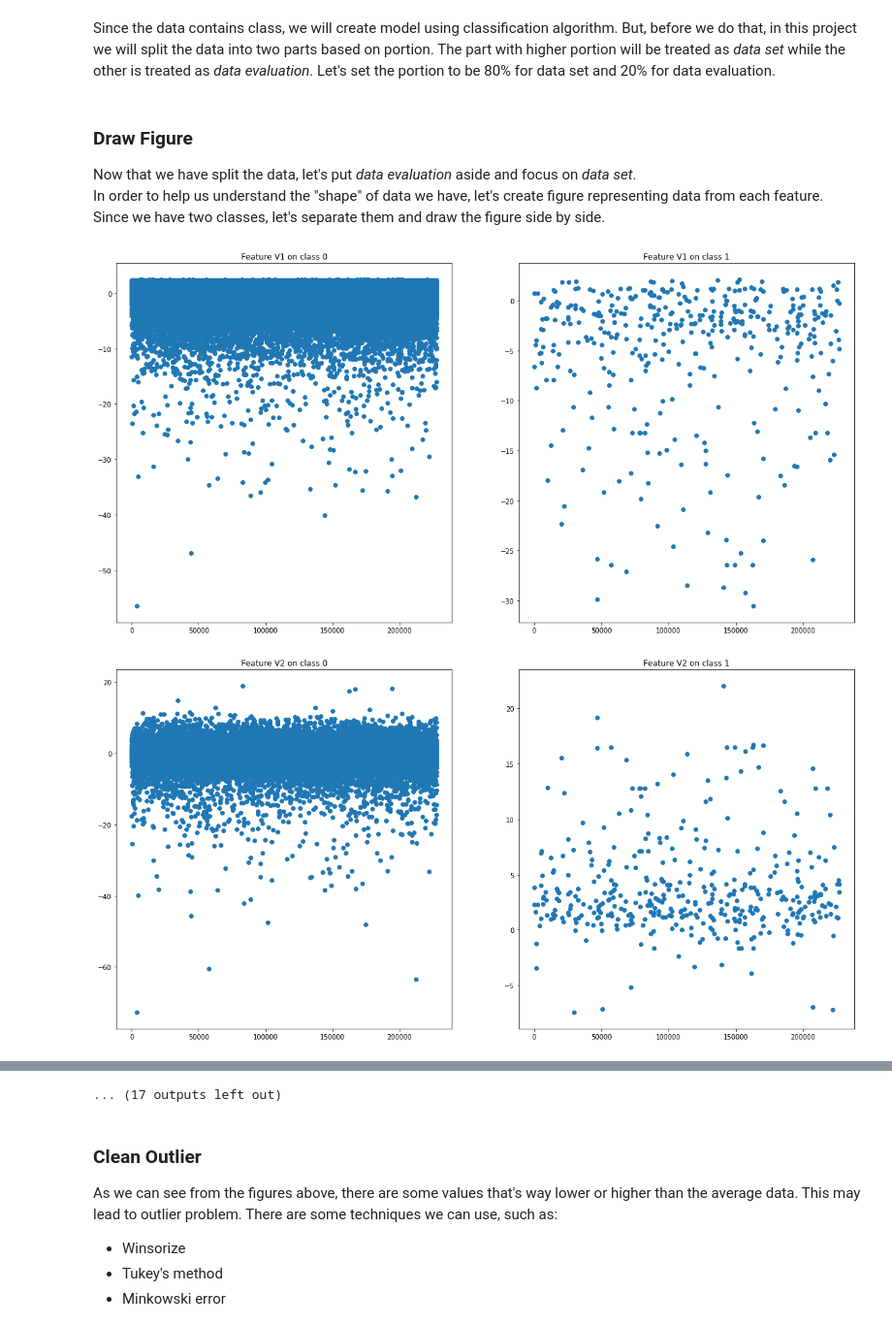
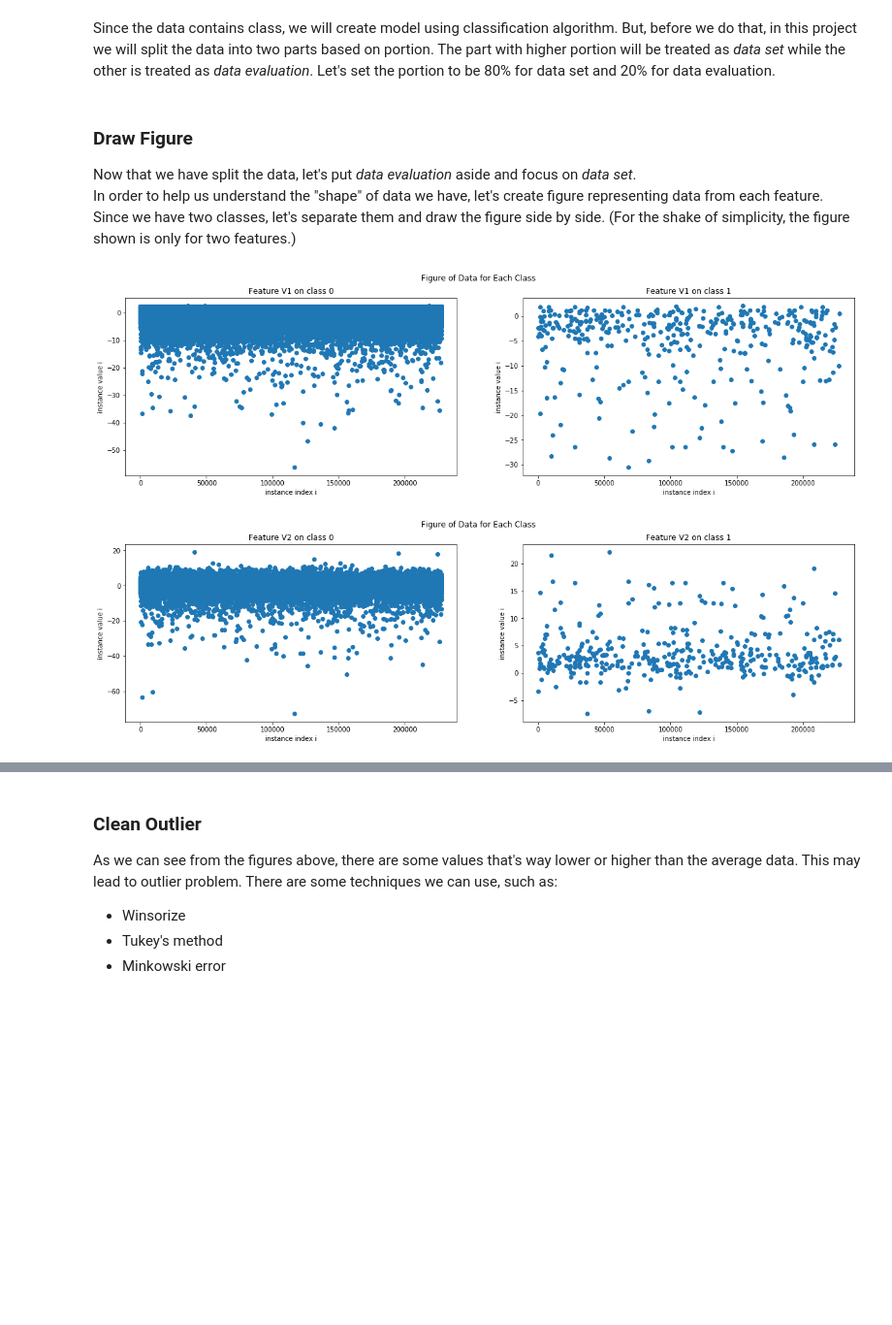
Before and after one commit to Irainia/mika, a Jupyter notebook: Credit Card Fraud Detection.ipynb, the cells around one changed output, grey strips where cells are left out. Shown: that part at 97% size. Cells and saved outputs as stored; diff of their text form; code cells hidden in the pictures; blank space fills up the shorter version.

```diff
--- a/Credit Card Fraud Detection.ipynb
+++ b/Credit Card Fraud Detection.ipynb
@@ -42,28 +42,35 @@ data_set, data_evaluation = train_test_split(data, test_size = evaluation_portio
 ### Draw Figure
 
 Now that we have split the data, let's put *data evaluation* aside and focus on *data set*.<br>
-In order to help us understand the "shape" of data we have, let's create figure representing data from each feature. Since we have two classes, let's separate them and draw the figure side by side.
+In order to help us understand the "shape" of data we have, let's create figure representing data from each feature. Since we have two classes, let's separate them and draw the figure side by side. (For the shake of simplicity, the figure shown is only for two features.)
 # %%
+limit_figure = 2
+
 name_of_class, number_of_class = np.unique(data_set.iloc[:,-1], return_counts = True)
 feature_names = list(data_set)
 class_ix = {}
 data_ix = {}
 for i in range(len(name_of_class)):
     class_ix[name_of_class[i]] = [j for j in range(len(data_set)) if data_set.iloc[j,-1] == name_of_class[i]]
     data_ix[name_of_class[i]] = [j for j in range(len(data_set)) if data_set.iloc[j,-1] == name_of_class[i]]
 for i in range(len(feature_names)):
     if i == 0 or i == len(feature_names)-1:
         continue
-    fig = plt.figure(figsize=[20,10])
+    if i > limit_figure:
+        break
+    fig = plt.figure(figsize=[20, 5])
+    fig.suptitle('Figure of Data for Each Class')
     for j in range(len(name_of_class)):
         y_raw = data_set.iloc[class_ix[name_of_class[j]],i]
         x = data_ix[name_of_class[j]]
         position = int('1{0}{1}'.format(len(name_of_class),j+1))
         ax = fig.add_subplot(position)
         ax.scatter(x, y_raw)
         ax.set_title('Feature {0} on class {1}'.format(feature_names[i], name_of_class[j]))
+        ax.set_xlabel('instance index i')
+        ax.set_ylabel('instance value i')
     plt.show()
     del fig
 # %% [output]
-[figure, old version]
+[figure, new version]
-[figure, old version]
+[figure, new version]
@@ -80,4 +77,3 @@ for i in range(len(feature_names)):
-... (17 outputs left out)
 # %% [markdown]
 ### Clean Outlier
 
```
Also changed, not shown: parts of 5 cells of this notebook.
